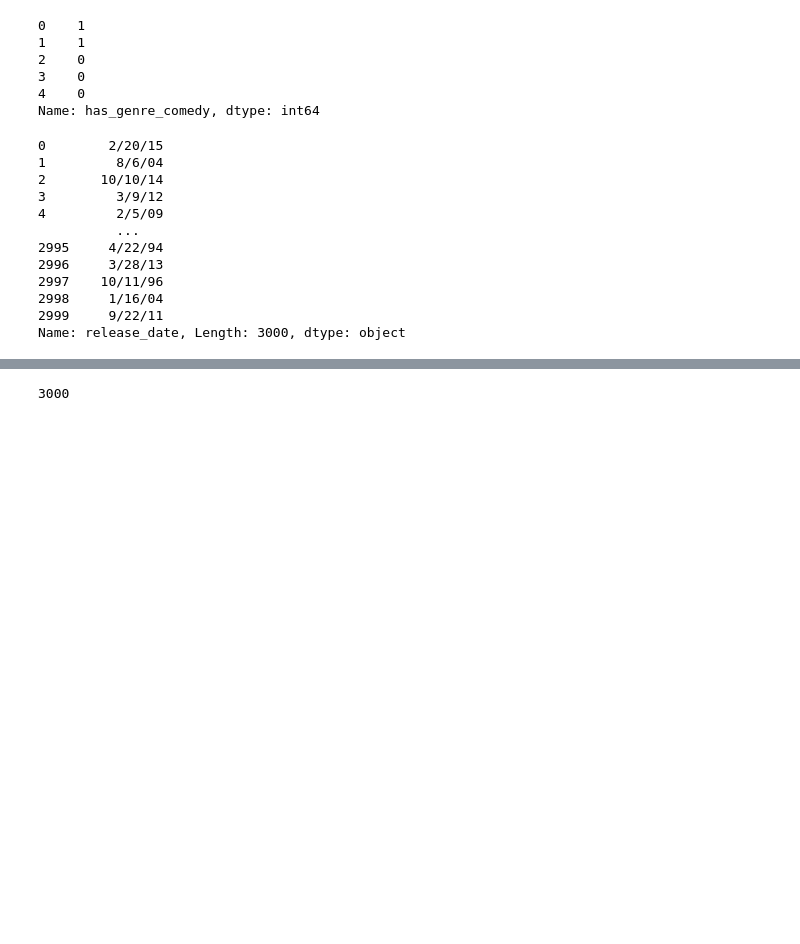
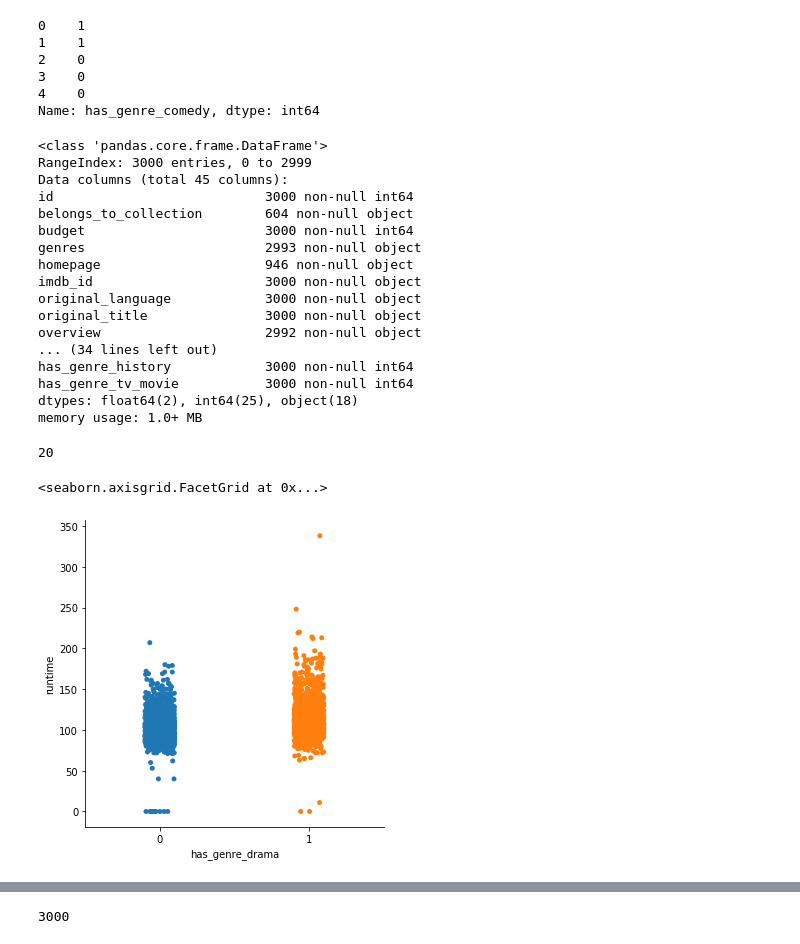
Before and after one commit to jhoffis/Oblig2, a Jupyter notebook: Jonathan.ipynb, the cells around one changed output, grey strips where cells are left out. Cells and saved outputs as stored; diff of their text form; code cells hidden in the pictures; blank space fills up the shorter version.

```diff
--- a/Jonathan.ipynb
+++ b/Jonathan.ipynb
@@ -256,17 +298,34 @@ train_copy['has_genre_comedy'].head()
 4    0
 Name: has_genre_comedy, dtype: int64
 # %%
-train_copy['release_date']
+train_copy.info()
 # %% [output]
-0        2/20/15
-1         8/6/04
-2       10/10/14
-3         3/9/12
-4         2/5/09
-          ...
-2995     4/22/94
-2996     3/28/13
-2997    10/11/96
-2998     1/16/04
-2999     9/22/11
-Name: release_date, Length: 3000, dtype: object
+<class 'pandas.core.frame.DataFrame'>
+RangeIndex: 3000 entries, 0 to 2999
+Data columns (total 45 columns):
+id                           3000 non-null int64
+belongs_to_collection        604 non-null object
+budget                       3000 non-null int64
+genres                       2993 non-null object
+homepage                     946 non-null object
+imdb_id                      3000 non-null object
+original_language            3000 non-null object
+original_title               3000 non-null object
+overview                     2992 non-null object
+... (34 lines left out)
+has_genre_history            3000 non-null int64
+has_genre_tv_movie           3000 non-null int64
+dtypes: float64(2), int64(25), object(18)
+memory usage: 1.0+ MB
+# %%
+attributes = []
+for n in names:
+    attributes.append("has_genre_" + n['name'].replace(" ", "_").lower())
+len(attributes)
+# %% [output]
+20
+# %%
+sns.catplot(x="has_genre_drama", y="runtime", data=train_copy)
+# %% [output]
+<seaborn.axisgrid.FacetGrid at 0x...>
+[figure, added]
```
Also changed, not shown: parts of 24 cells of this notebook, 2 other files.
